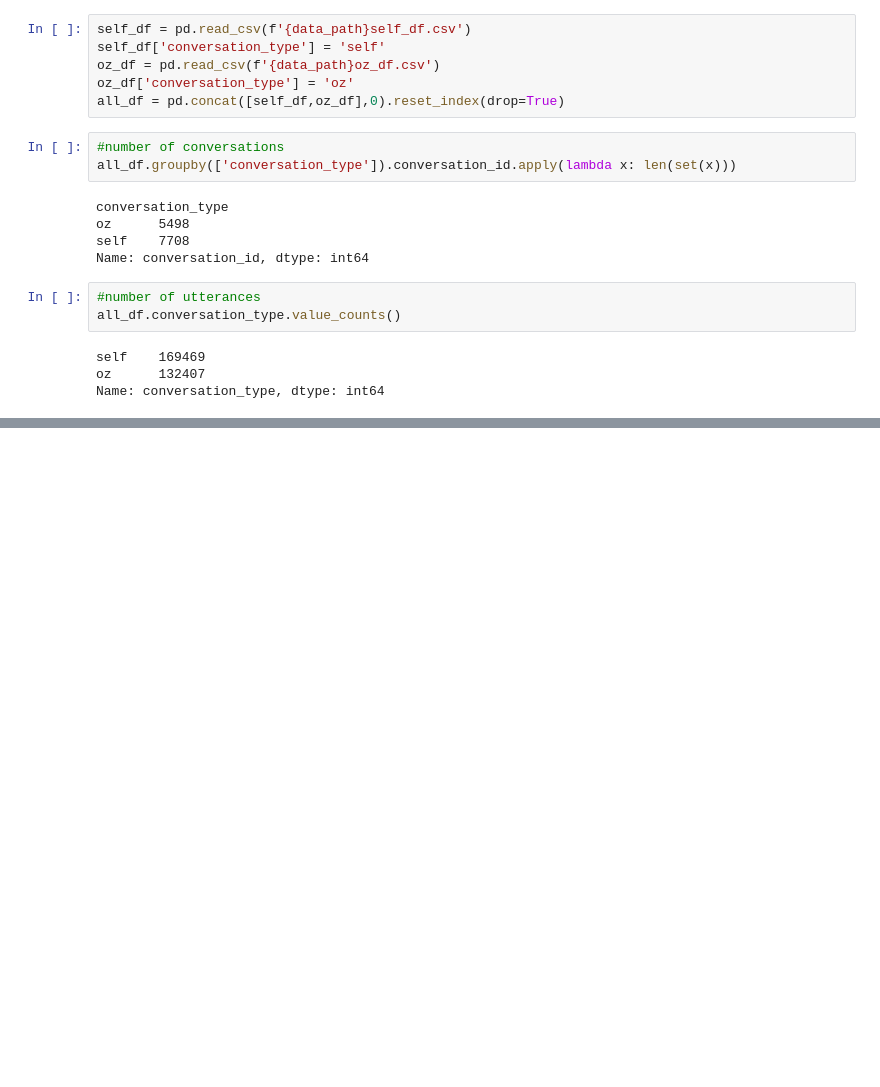
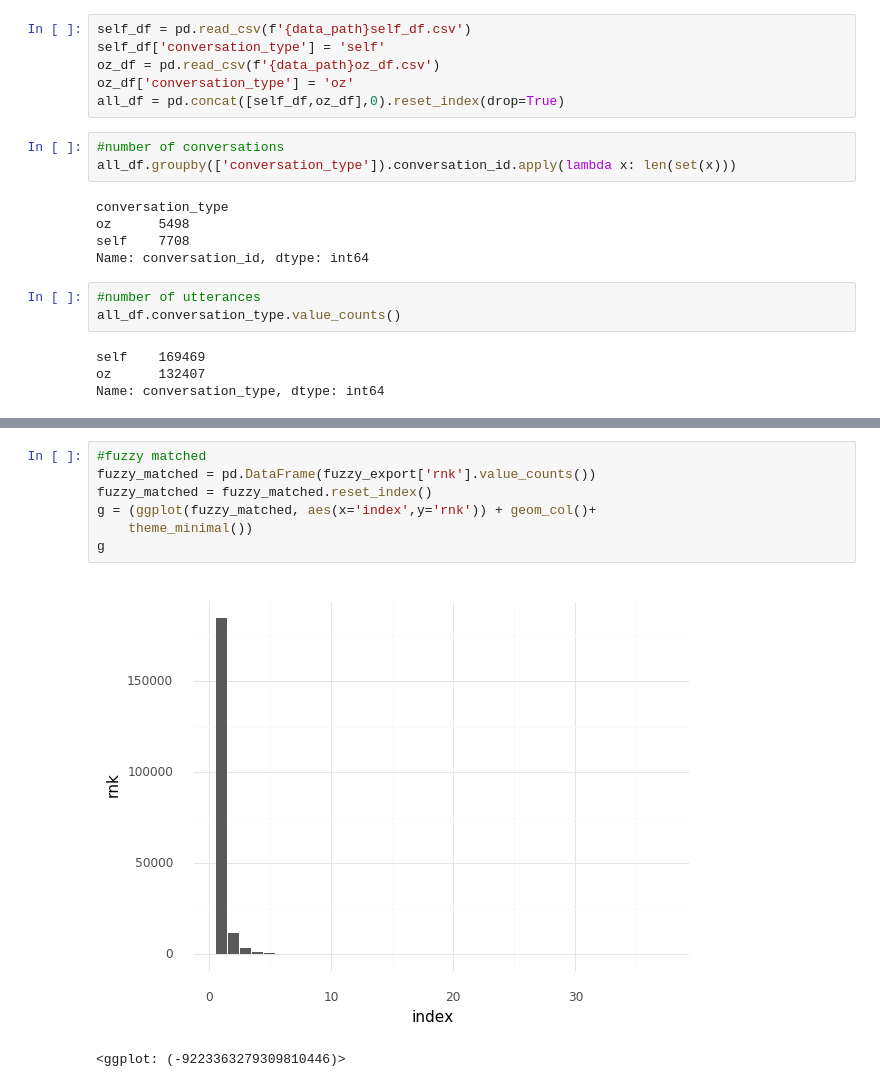
Before and after one commit to vistec-AI/mt-datasets, a Jupyter notebook: taskmaster1.ipynb, the cells around one changed output, grey strips where cells are left out. Saved outputs shown, nothing was run; the diff lists cells and outputs as text; blank space fills up the shorter version.

```diff
--- a/taskmaster1.ipynb
+++ b/taskmaster1.ipynb
@@ -217,0 +216,10 @@ fuzzy_export.shape, export_df.shape
+# %%
+#fuzzy matched
+fuzzy_matched = pd.DataFrame(fuzzy_export['rnk'].value_counts())
+fuzzy_matched = fuzzy_matched.reset_index()
+g = (ggplot(fuzzy_matched, aes(x='index',y='rnk')) + geom_col()+
+    theme_minimal())
+g
+# %% [output]
+[figure, added]
+<ggplot: (-9223363279309810446)>
```
Also changed, not shown: parts of 21 cells of this notebook, 2 other files.
